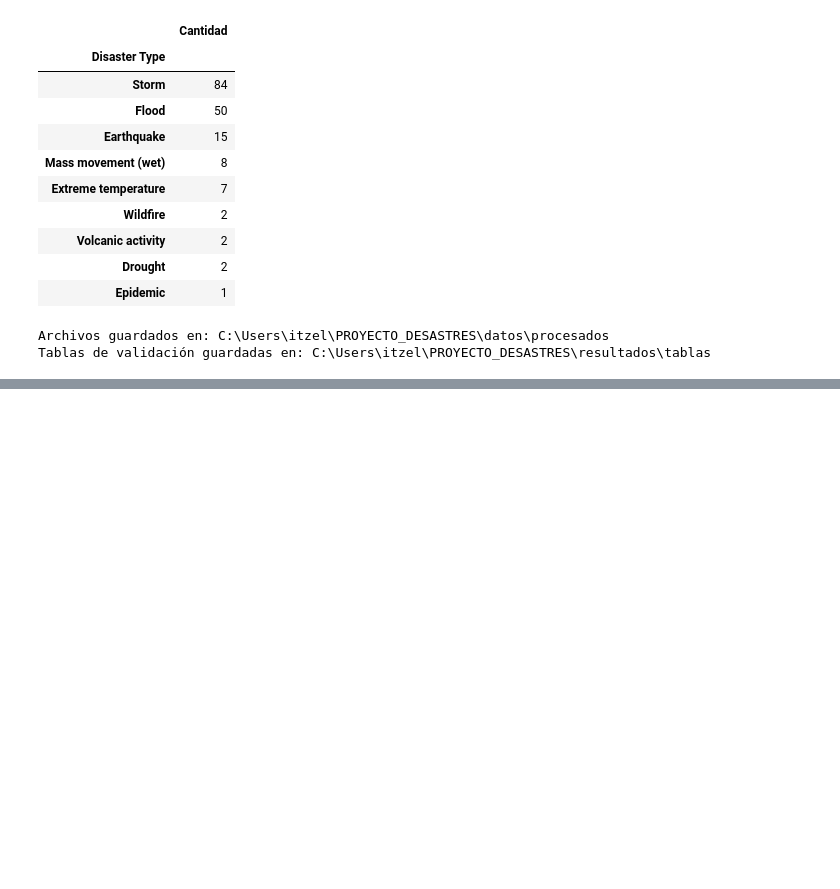
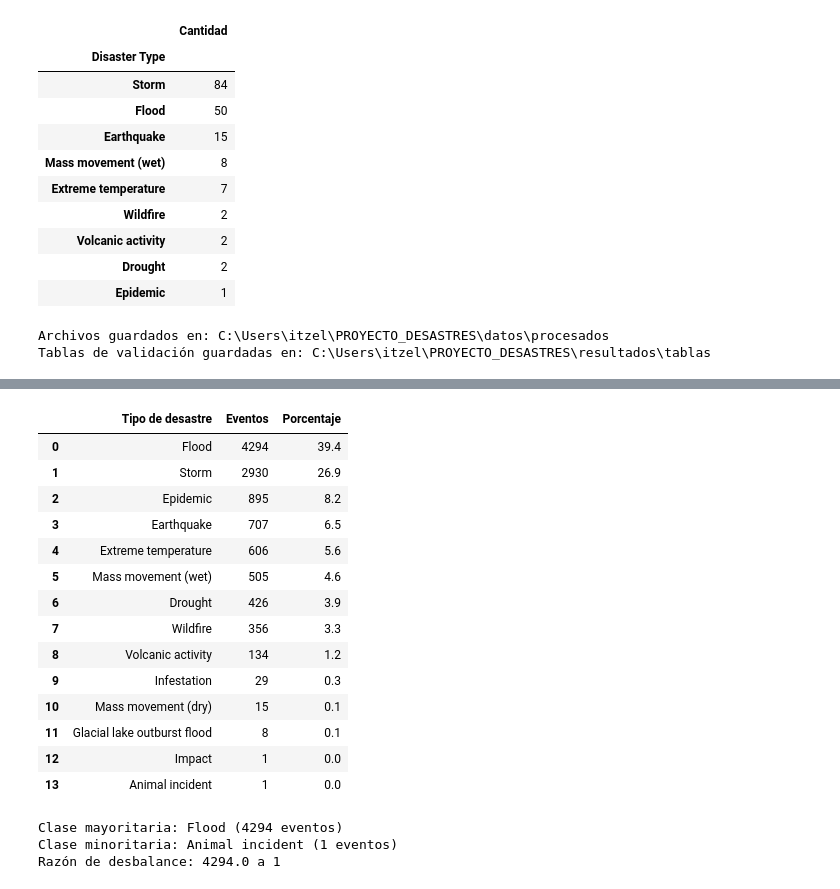
Before and after one commit to JackieCruz07/proyecto-desastres, a Jupyter notebook: notebooks/01_actividad1_preprocesamiento_eda.ipynb, the cells around one changed output, grey strips where cells are left out. Saved outputs shown, nothing was run; the diff lists cells and outputs as text; code cells hidden in the pictures; blank space fills up the shorter version.

```diff
--- a/notebooks/01_actividad1_preprocesamiento_eda.ipynb
+++ b/notebooks/01_actividad1_preprocesamiento_eda.ipynb
@@ -5267,0 +5482,42 @@ Tablas de validación guardadas en: C:\Users\itzel\PROYECTO_DESASTRES\resultados
+# %%
+# Reviso cuántos eventos hay por tipo de desastre.
+conteo_tipos = (
+    df_final["Disaster Type"]
+    .value_counts()
+    .rename_axis("Tipo de desastre")
+    .reset_index(name="Eventos")
+)
+conteo_tipos["Porcentaje"] = (
+    conteo_tipos["Eventos"] / conteo_tipos["Eventos"].sum() * 100
+).round(1)
+
+display(conteo_tipos)
+
+mayoritaria = conteo_tipos.iloc[0]
+minoritaria = conteo_tipos.iloc[-1]
+razon = mayoritaria["Eventos"] / minoritaria["Eventos"]
+
+print(f"Clase mayoritaria: {mayoritaria['Tipo de desastre']} "
+      f"({mayoritaria['Eventos']} eventos)")
+print(f"Clase minoritaria: {minoritaria['Tipo de desastre']} "
+      f"({minoritaria['Eventos']} eventos)")
+print(f"Razón de desbalance: {razon:.1f} a 1")
+# %% [output]
+|  | Tipo de desastre | Eventos | Porcentaje |
+| 0 | Flood | 4294 | 39.4 |
+| 1 | Storm | 2930 | 26.9 |
+| 2 | Epidemic | 895 | 8.2 |
+| 3 | Earthquake | 707 | 6.5 |
+| 4 | Extreme temperature | 606 | 5.6 |
+| 5 | Mass movement (wet) | 505 | 4.6 |
+| 6 | Drought | 426 | 3.9 |
+| 7 | Wildfire | 356 | 3.3 |
+| 8 | Volcanic activity | 134 | 1.2 |
+| 9 | Infestation | 29 | 0.3 |
+| 10 | Mass movement (dry) | 15 | 0.1 |
+| 11 | Glacial lake outburst flood | 8 | 0.1 |
+| 12 | Impact | 1 | 0.0 |
+| 13 | Animal incident | 1 | 0.0 |
+Clase mayoritaria: Flood (4294 eventos)
+Clase minoritaria: Animal incident (1 eventos)
+Razón de desbalance: 4294.0 a 1
```
Also changed, not shown: parts of 13 cells of this notebook, 47 other files.
